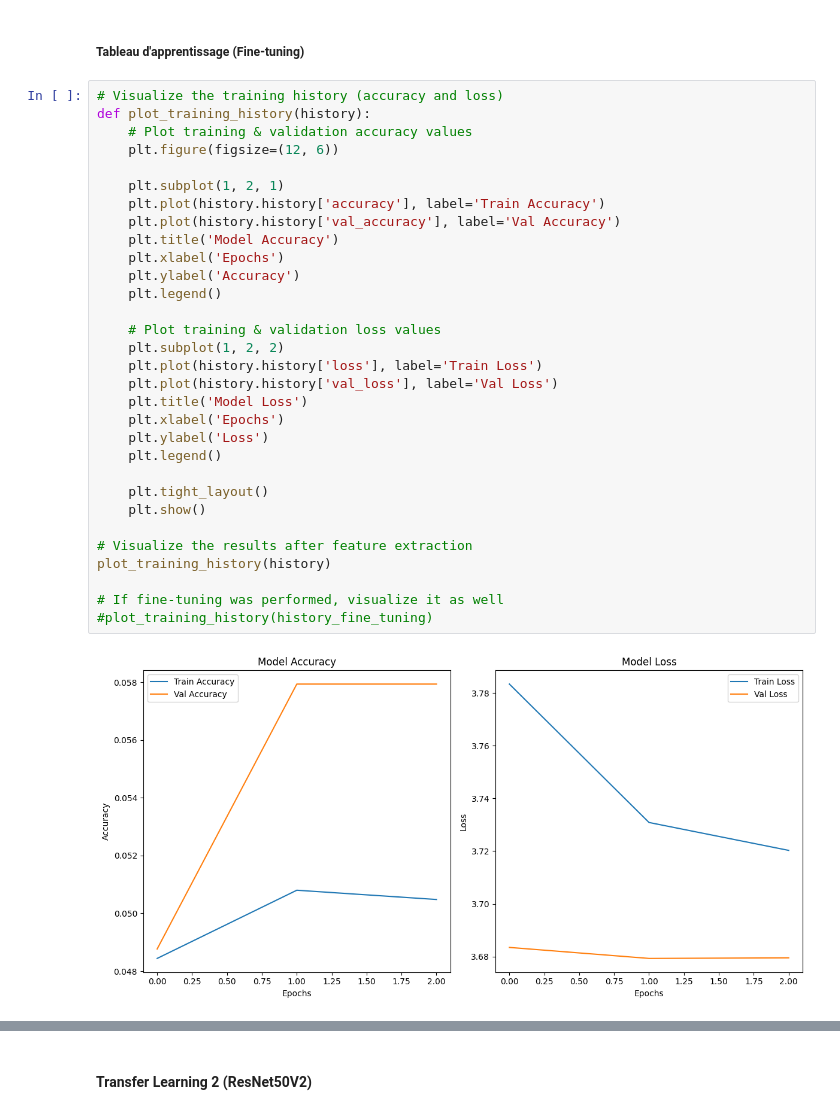
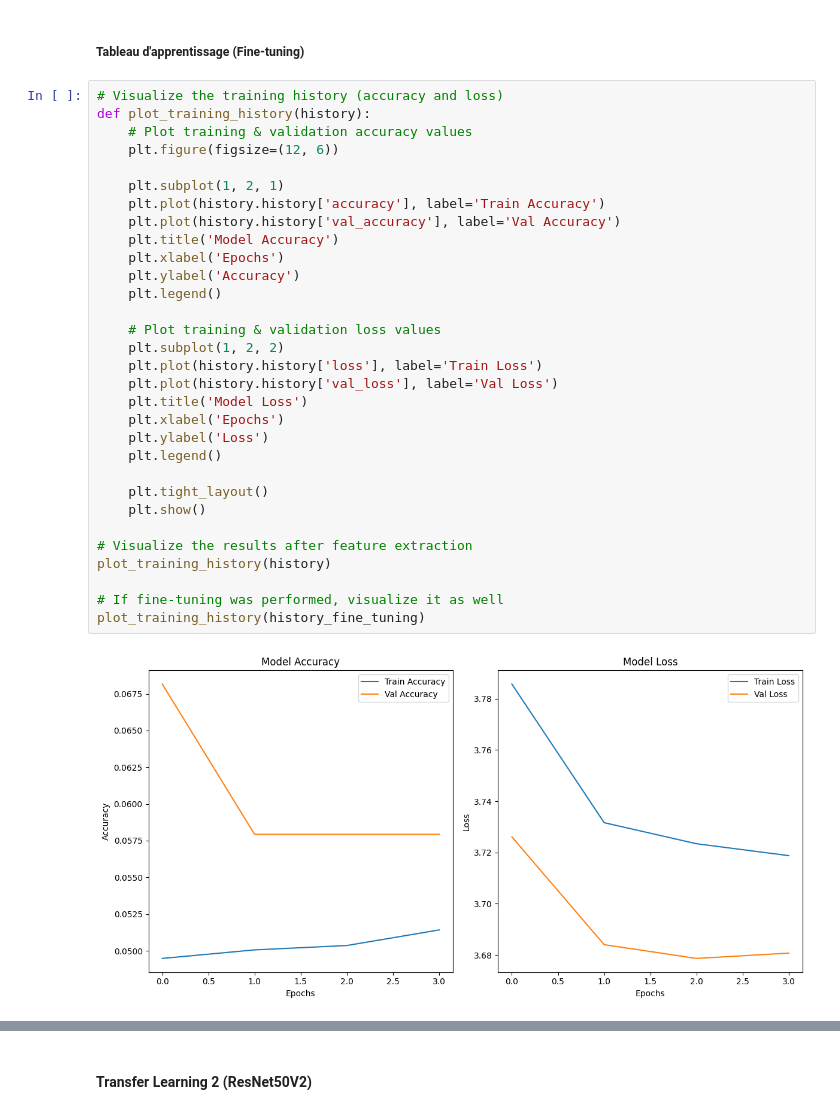
Before and after one commit to axelru26/Projet_Machine_Learning_Air_Drawing, a Jupyter notebook: Air_Drawing.ipynb, the cells around one changed output, grey strips where cells are left out. Drawn from its saved outputs; the diff is of its cells as text.

```diff
--- a/Air_Drawing.ipynb
+++ b/Air_Drawing.ipynb
@@ -444,32 +444,32 @@ mais simplement les affiners
 # Visualize the training history (accuracy and loss)
 def plot_training_history(history):
     # Plot training & validation accuracy values
     plt.figure(figsize=(12, 6))
 
     plt.subplot(1, 2, 1)
     plt.plot(history.history['accuracy'], label='Train Accuracy')
     plt.plot(history.history['val_accuracy'], label='Val Accuracy')
     plt.title('Model Accuracy')
     plt.xlabel('Epochs')
     plt.ylabel('Accuracy')
     plt.legend()
 
     # Plot training & validation loss values
     plt.subplot(1, 2, 2)
     plt.plot(history.history['loss'], label='Train Loss')
     plt.plot(history.history['val_loss'], label='Val Loss')
     plt.title('Model Loss')
     plt.xlabel('Epochs')
     plt.ylabel('Loss')
     plt.legend()
 
     plt.tight_layout()
     plt.show()
 
 # Visualize the results after feature extraction
 plot_training_history(history)
 
 # If fine-tuning was performed, visualize it as well
-#plot_training_history(history_fine_tuning)
+plot_training_history(history_fine_tuning)
 # %% [output]
-[figure, old version]
+[figure, new version]
```
Also changed, not shown: parts of 1 cell of this notebook.
